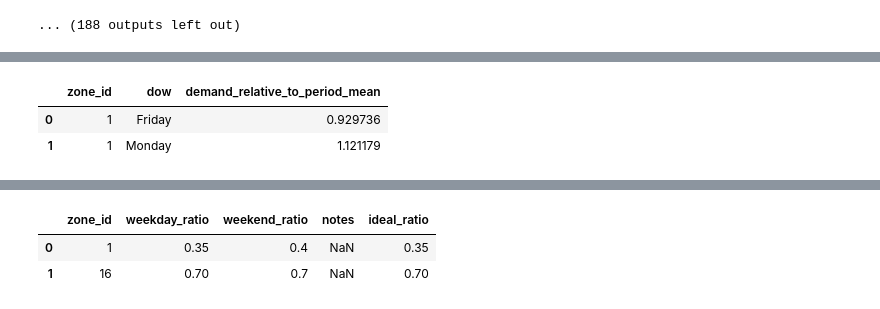
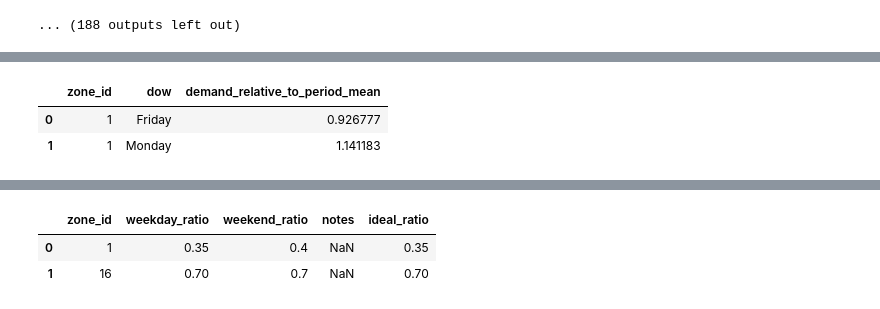
Before and after one commit to soreasy/bayesian_hierarchical_models, a Jupyter notebook: Zone-Day Gaps v2 - Backtest Final-Copy1.ipynb, the cells around one changed output, grey strips where cells are left out. Drawn from its saved outputs; the diff is of its cells as text; code cells hidden in the pictures.

```diff
--- a/Zone-Day Gaps v2 - Backtest Final-Copy1.ipynb
+++ b/Zone-Day Gaps v2 - Backtest Final-Copy1.ipynb
@@ -364,10 +351,11 @@ bt2.loc[bt2.zone_id == 1]
 # %%
-demand_dow_dist = pd.read_csv('./demand_dow_dist.csv')
+demand_dow_dist = pd.read_csv('./demand_dow_dist_f_date_6_28.csv')
+# demand_dow_dist = pd.read_csv('./demand_dow_dist_f_date_7_19.csv')
 demand_dow_dist.head(2)
 # %% [output]
 |  | zone_id | dow | demand_relative_to_period_mean |
-| 0 | 1 | Friday | 0.929736 |
-| 1 | 1 | Monday | 1.121179 |
+| 0 | 1 | Friday | 0.926777 |
+| 1 | 1 | Monday | 1.141183 |
 # %%
 bt2 = bt2.merge(demand_dow_dist, on=['zone_id', 'dow'])
 bt2.shape
```
Also changed, not shown: parts of 40 cells of this notebook, 2 other files.
